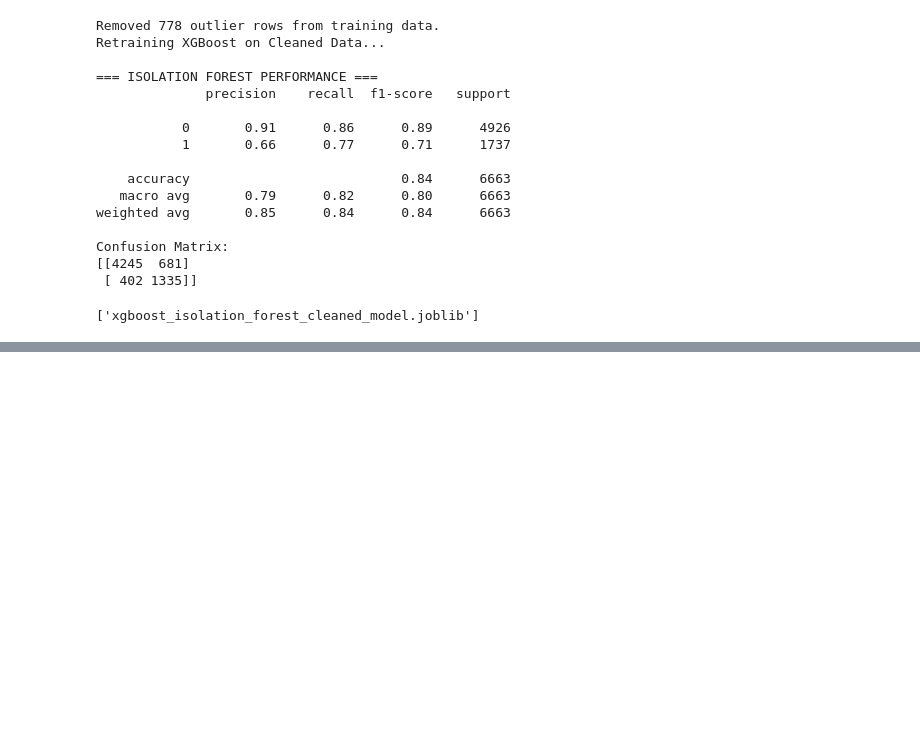
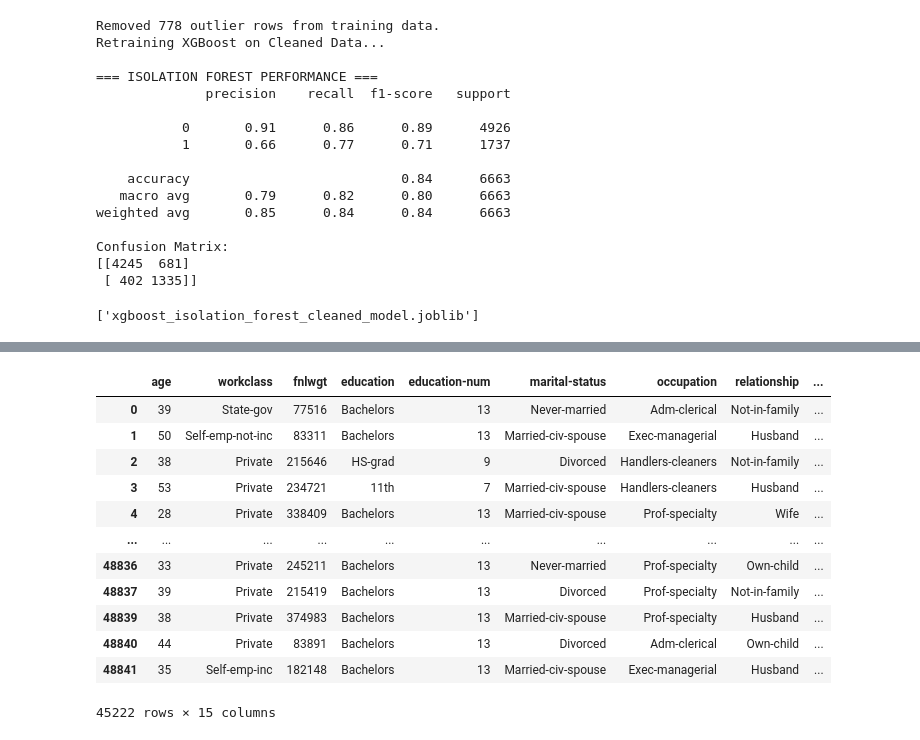
Before and after one commit to limchx/MLDP_Machine_Learning_Project, a Jupyter notebook: MLDP_Code_Submission.ipynb, the cells around one changed output, grey strips where cells are left out. Drawn from its saved outputs; the diff is of its cells as text; code cells hidden in the pictures; blank space fills up the shorter version.

```diff
--- a/MLDP_Code_Submission.ipynb
+++ b/MLDP_Code_Submission.ipynb
@@ -1282,2 +1296,17 @@ joblib.dump(model_clean, 'xgboost_isolation_forest_cleaned_model.joblib')
 # %%
-## Futher Improvements WIP
+# Restart all the data preparation and model building steps from the beginning to start from a clean slate.
+# This will ensure that any changes made during experimentation do not affect the final model development process.
+# This includes reloading the dataset, cleaning, feature engineering, model training, and evaluation.
+
+df_dataset_1 = pd.read_csv('adult.csv', na_values=' ?', skipinitialspace=True)
+df_dataset_2 = pd.read_csv('adult-unseen.csv', na_values=' ?', skipinitialspace=True)
+
+print("Datasets sizes:", df_dataset_1.shape, df_dataset_2.shape)
+
+# Merge Datasets for more values and better generalization
+df = pd.concat([df_dataset_1, df_dataset_2], ignore_index=True)
+print("Combined Dataset size:", df.shape)
+
+# Check for missing data
+df.replace('?', np.nan, inplace=True)
+df.isnull().sum()
@@ -1283,0 +1332,19 @@ joblib.dump(model_clean, 'xgboost_isolation_forest_cleaned_model.joblib')
+# %%
+# Data Cleaning (Deleting rows with missing values)
+df.dropna(inplace=True)
+df.isnull().sum()
+df
+# %% [output]
+|  | age | workclass | fnlwgt | education | education-num | marital-status | occupation | relationship | ... |
+| 0 | 39 | State-gov | 77516 | Bachelors | 13 | Never-married | Adm-clerical | Not-in-family | ... |
+| 1 | 50 | Self-emp-not-inc | 83311 | Bachelors | 13 | Married-civ-spouse | Exec-managerial | Husband | ... |
+| 2 | 38 | Private | 215646 | HS-grad | 9 | Divorced | Handlers-cleaners | Not-in-family | ... |
+| 3 | 53 | Private | 234721 | 11th | 7 | Married-civ-spouse | Handlers-cleaners | Husband | ... |
+| 4 | 28 | Private | 338409 | Bachelors | 13 | Married-civ-spouse | Prof-specialty | Wife | ... |
+| ... | ... | ... | ... | ... | ... | ... | ... | ... | ... |
+| 48836 | 33 | Private | 245211 | Bachelors | 13 | Never-married | Prof-specialty | Own-child | ... |
+| 48837 | 39 | Private | 215419 | Bachelors | 13 | Divorced | Prof-specialty | Not-in-family | ... |
+| 48839 | 38 | Private | 374983 | Bachelors | 13 | Married-civ-spouse | Prof-specialty | Husband | ... |
+| 48840 | 44 | Private | 83891 | Bachelors | 13 | Divorced | Adm-clerical | Own-child | ... |
+| 48841 | 35 | Self-emp-inc | 182148 | Bachelors | 13 | Married-civ-spouse | Exec-managerial | Husband | ... |
+45222 rows × 15 columns
```
Also changed, not shown: parts of 21 cells of this notebook, 1 other file.
